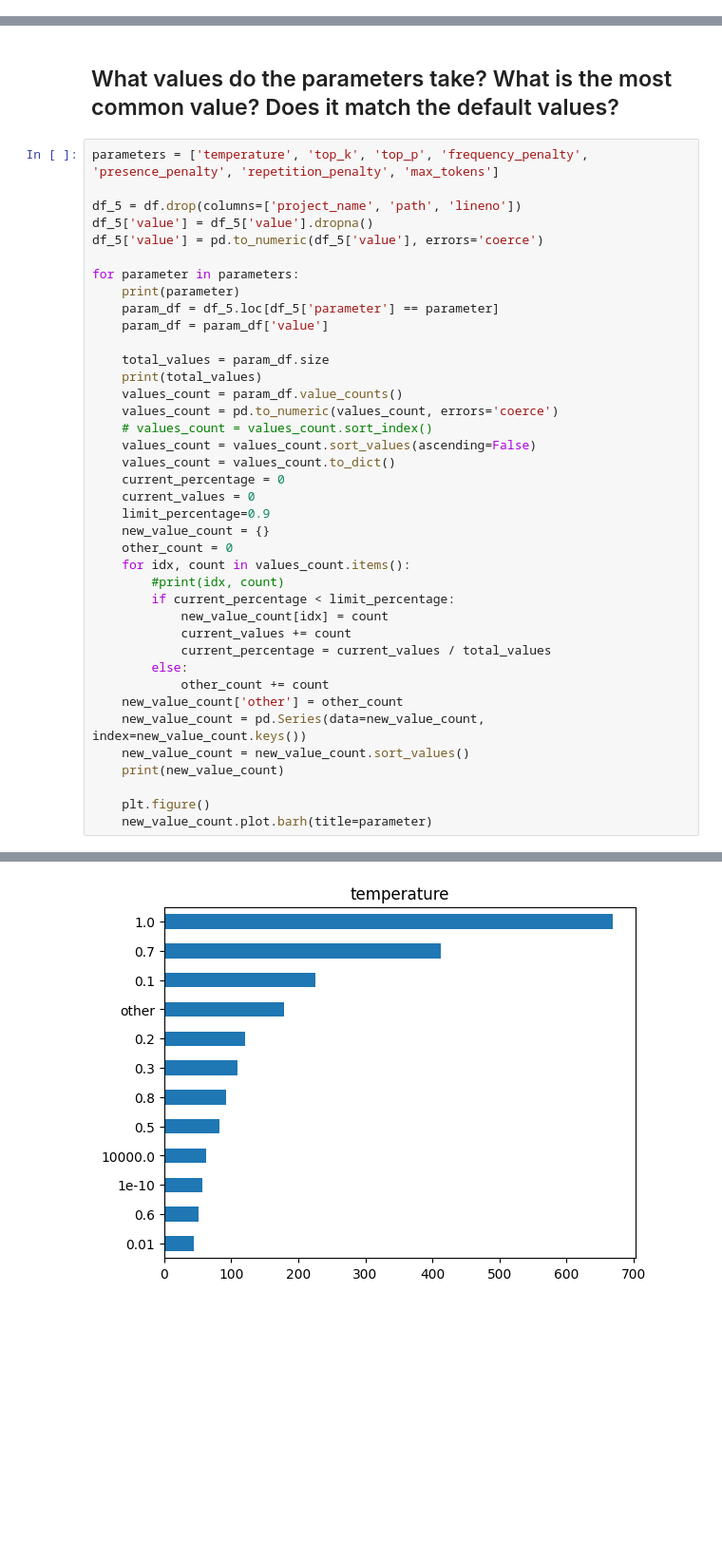
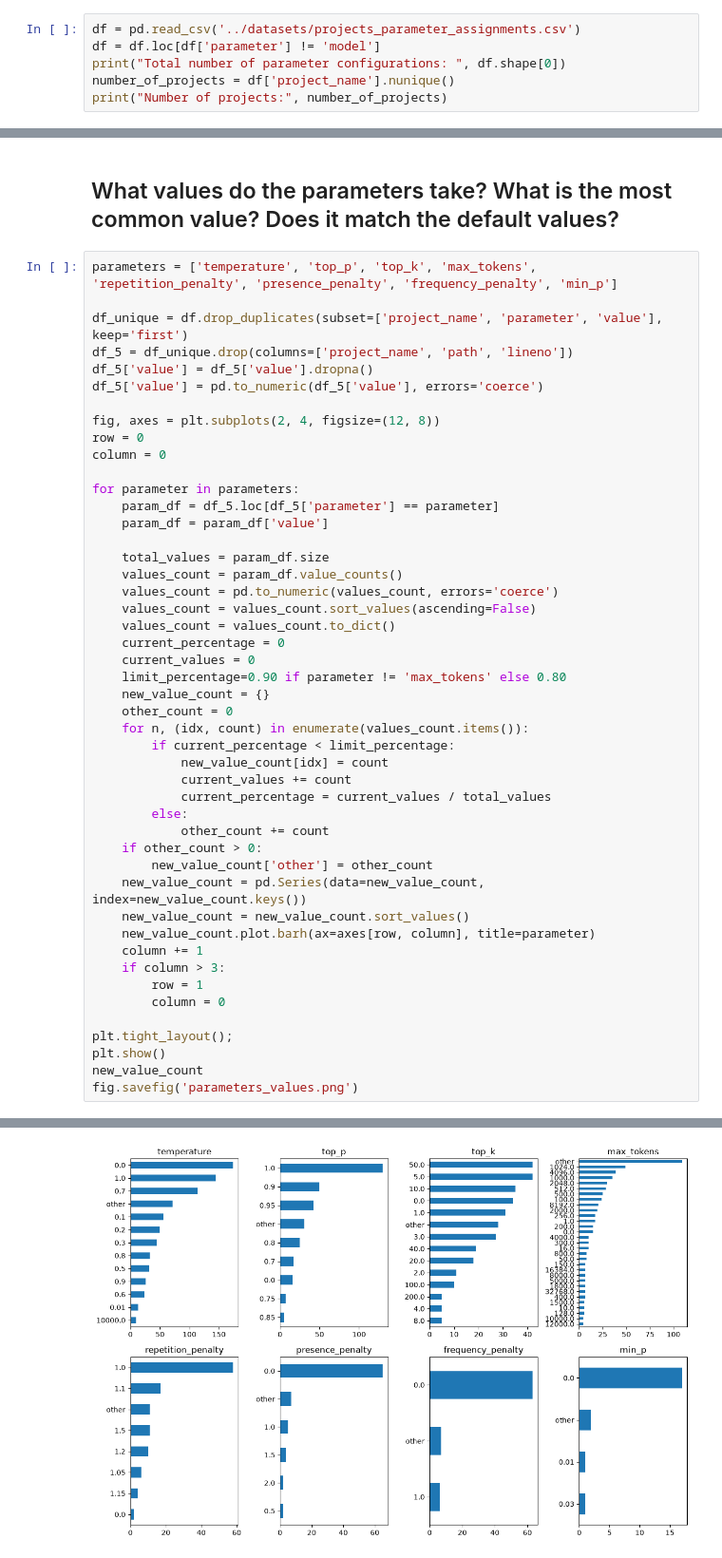
Before and after one commit to aolmedo/llm-configuration-paper, a Jupyter notebook: notebooks/LLM usage analysis.ipynb, the cells around one changed output, grey strips where cells are left out. Shown at 95% size. Cells and saved outputs as stored; diff of their text form; blank space fills up the shorter version.

```diff
--- a/notebooks/LLM usage analysis.ipynb
+++ b/notebooks/LLM usage analysis.ipynb
@@ -95,0 +9,6 @@ profile
+# %%
+df = pd.read_csv('../datasets/projects_parameter_assignments.csv')
+df = df.loc[df['parameter'] != 'model']
+print("Total number of parameter configurations: ", df.shape[0])
+number_of_projects = df['project_name'].nunique()
+print("Number of projects:", number_of_projects)
@@ -234,42 +119,50 @@ Name: count, dtype: object
 # %% [markdown]
 ## What values do the parameters take? What is the most common value? Does it match the default values?
 # %%
-parameters = ['temperature', 'top_k', 'top_p', 'frequency_penalty', 'presence_penalty', 'repetition_penalty', 'max_tokens']
+parameters = ['temperature', 'top_p', 'top_k', 'max_tokens', 'repetition_penalty', 'presence_penalty', 'frequency_penalty', 'min_p']
 
-df_5 = df.drop(columns=['project_name', 'path', 'lineno'])
+df_unique = df.drop_duplicates(subset=['project_name', 'parameter', 'value'], keep='first')
+df_5 = df_unique.drop(columns=['project_name', 'path', 'lineno'])
 df_5['value'] = df_5['value'].dropna()
 df_5['value'] = pd.to_numeric(df_5['value'], errors='coerce')
 
+fig, axes = plt.subplots(2, 4, figsize=(12, 8))
+row = 0
+column = 0
+
 for parameter in parameters:
-    print(parameter)
     param_df = df_5.loc[df_5['parameter'] == parameter]
     param_df = param_df['value']
 
     total_values = param_df.size
-    print(total_values)
     values_count = param_df.value_counts()
     values_count = pd.to_numeric(values_count, errors='coerce')
-    # values_count = values_count.sort_index()
     values_count = values_count.sort_values(ascending=False)
     values_count = values_count.to_dict()
     current_percentage = 0
     current_values = 0
-    limit_percentage=0.9
+    limit_percentage=0.90 if parameter != 'max_tokens' else 0.80
     new_value_count = {}
     other_count = 0
-    for idx, count in values_count.items():
-        #print(idx, count)
+    for n, (idx, count) in enumerate(values_count.items()):
         if current_percentage < limit_percentage:
             new_value_count[idx] = count
             current_values += count
             current_percentage = current_values / total_values
         else:
             other_count += count
-    new_value_count['other'] = other_count
+    if other_count > 0:
+        new_value_count['other'] = other_count
     new_value_count = pd.Series(data=new_value_count, index=new_value_count.keys())
     new_value_count = new_value_count.sort_values()
-    print(new_value_count)
+    new_value_count.plot.barh(ax=axes[row, column], title=parameter)
+    column += 1
+    if column > 3:
+        row = 1
+        column = 0
 
-    plt.figure()
-    new_value_count.plot.barh(title=parameter)
+plt.tight_layout();
+plt.show()
+new_value_count
+fig.savefig('parameters_values.png')
 # %% [output]
@@ -293 +169 @@ dtype: int64
-[figure, old version]
+[figure, new version]
```
Also changed, not shown: parts of 25 cells of this notebook, 2 other files.
